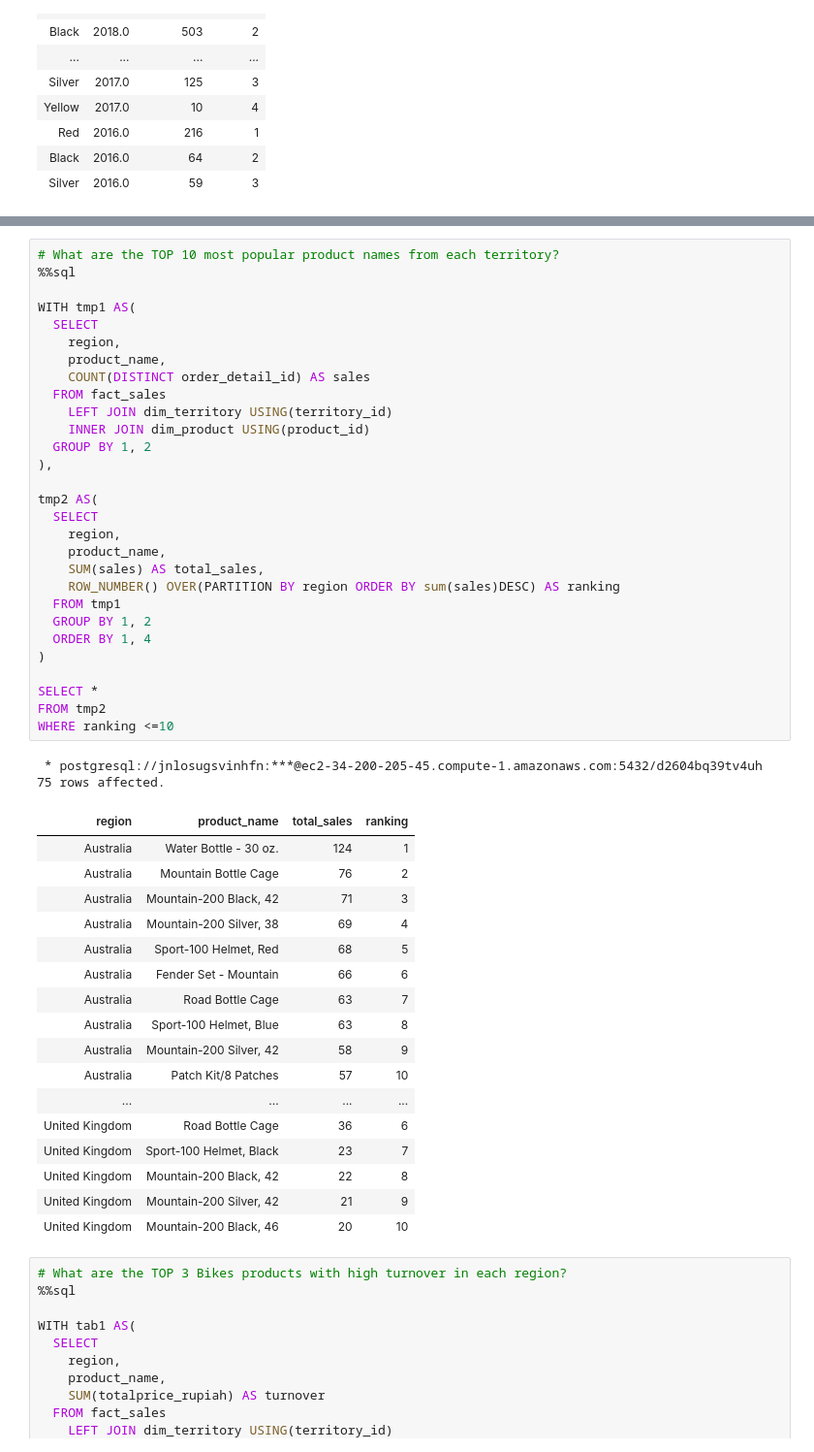
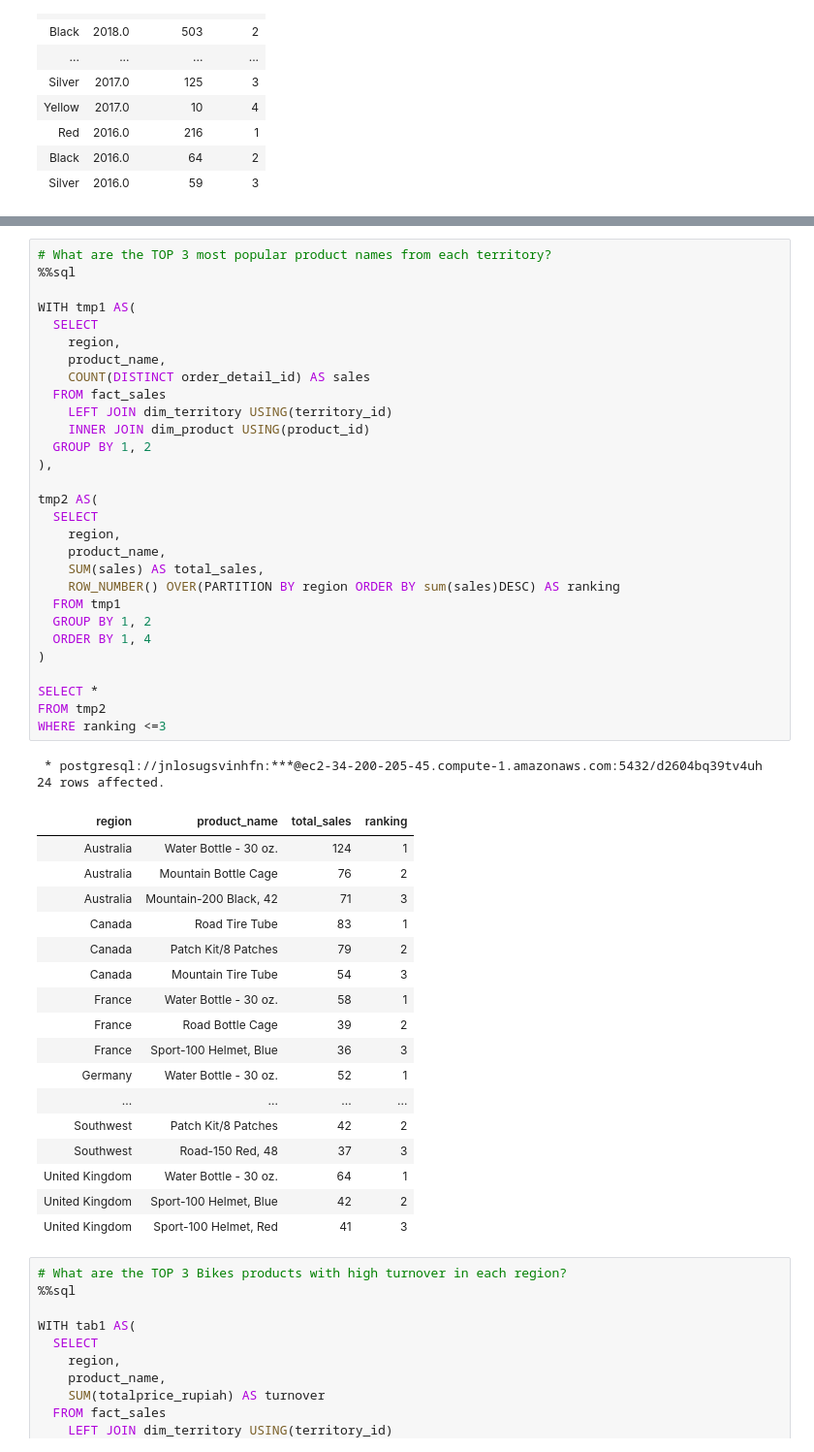
Before and after one commit to mhfaisaluddin/Churn-Prediction-on-Credit-Card-Data, a Jupyter notebook: sql_mini_porto.ipynb, the cells around one changed output, grey strips where cells are left out. Shown at 97% size. Saved outputs shown, nothing was run; the diff lists cells and outputs as text.

```diff
--- a/sql_mini_porto.ipynb
+++ b/sql_mini_porto.ipynb
@@ -535,52 +543,52 @@ ORDER BY 2 DESC, 4;
 # %%
-# What are the TOP 10 most popular product names from each territory?
+# What are the TOP 3 most popular product names from each territory?
 %%sql
 
 WITH tmp1 AS(
   SELECT
     region,
     product_name,
     COUNT(DISTINCT order_detail_id) AS sales
   FROM fact_sales
     LEFT JOIN dim_territory USING(territory_id)
     INNER JOIN dim_product USING(product_id)
   GROUP BY 1, 2
 ),
 
 tmp2 AS(
   SELECT
     region,
     product_name,
     SUM(sales) AS total_sales,
     ROW_NUMBER() OVER(PARTITION BY region ORDER BY sum(sales)DESC) AS ranking
   FROM tmp1
   GROUP BY 1, 2
   ORDER BY 1, 4
 )
 
 SELECT *
 FROM tmp2
-WHERE ranking <=10
+WHERE ranking <=3
 # %% [output]
  * postgresql://jnlosugsvinhfn:***@ec2-34-200-205-45.compute-1.amazonaws.com:5432/d2604bq39tv4uh
-75 rows affected.
+24 rows affected.
 | region | product_name | total_sales | ranking |
 | Australia | Water Bottle - 30 oz. | 124 | 1 |
 | Australia | Mountain Bottle Cage | 76 | 2 |
 | Australia | Mountain-200 Black, 42 | 71 | 3 |
-| Australia | Mountain-200 Silver, 38 | 69 | 4 |
-| Australia | Sport-100 Helmet, Red | 68 | 5 |
-| Australia | Fender Set - Mountain | 66 | 6 |
-| Australia | Road Bottle Cage | 63 | 7 |
-| Australia | Sport-100 Helmet, Blue | 63 | 8 |
-| Australia | Mountain-200 Silver, 42 | 58 | 9 |
-| Australia | Patch Kit/8 Patches | 57 | 10 |
+| Canada | Road Tire Tube | 83 | 1 |
+| Canada | Patch Kit/8 Patches | 79 | 2 |
+| Canada | Mountain Tire Tube | 54 | 3 |
+| France | Water Bottle - 30 oz. | 58 | 1 |
+| France | Road Bottle Cage | 39 | 2 |
+| France | Sport-100 Helmet, Blue | 36 | 3 |
+| Germany | Water Bottle - 30 oz. | 52 | 1 |
 | ... | ... | ... | ... |
-| United Kingdom | Road Bottle Cage | 36 | 6 |
-| United Kingdom | Sport-100 Helmet, Black | 23 | 7 |
-| United Kingdom | Mountain-200 Black, 42 | 22 | 8 |
-| United Kingdom | Mountain-200 Silver, 42 | 21 | 9 |
-| United Kingdom | Mountain-200 Black, 46 | 20 | 10 |
+| Southwest | Patch Kit/8 Patches | 42 | 2 |
+| Southwest | Road-150 Red, 48 | 37 | 3 |
+| United Kingdom | Water Bottle - 30 oz. | 64 | 1 |
+| United Kingdom | Sport-100 Helmet, Blue | 42 | 2 |
+| United Kingdom | Sport-100 Helmet, Red | 41 | 3 |
 # %%
 # What are the TOP 3 Bikes products with high turnover in each region?
 %%sql
```
Also changed, not shown: parts of 13 cells of this notebook.
